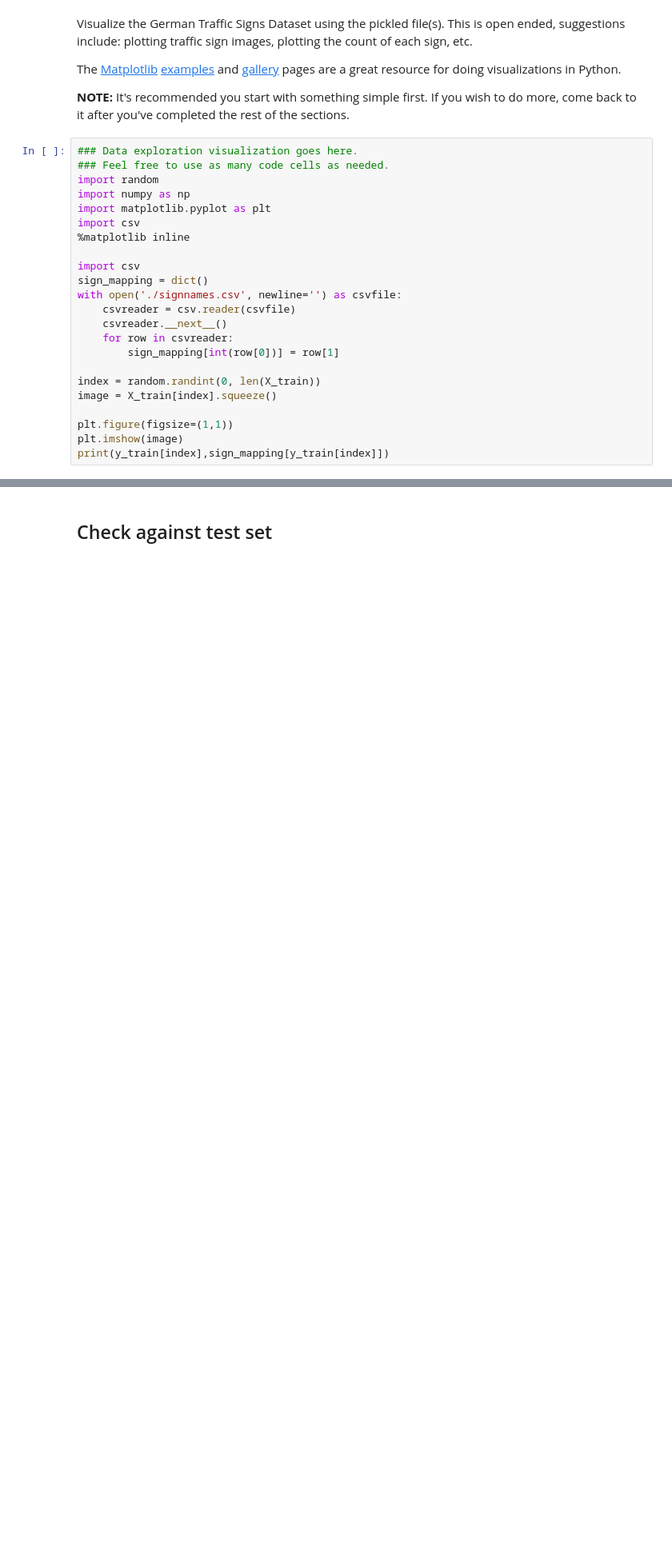
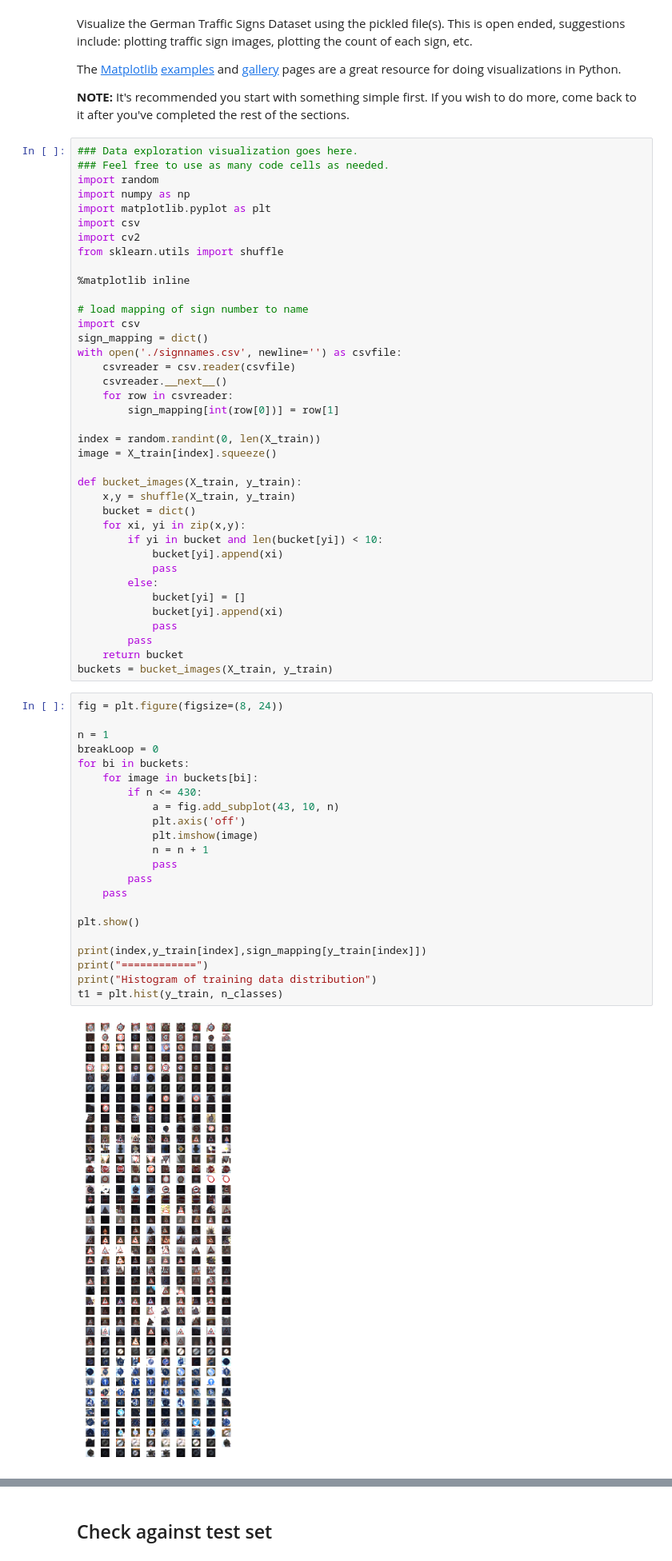
Before and after one commit to rafiquemt/CarND-Traffic-Sign-Classifier-Project, a Jupyter notebook: Traffic_Sign_Classifier.ipynb, the cells around one changed output, grey strips where cells are left out. Shown at 80% size. Cells and saved outputs as stored; diff of their text form; blank space fills up the shorter version.

```diff
--- a/Traffic_Sign_Classifier.ipynb
+++ b/Traffic_Sign_Classifier.ipynb
@@ -74,8 +79,12 @@ import random
 import numpy as np
 import matplotlib.pyplot as plt
 import csv
+import cv2
+from sklearn.utils import shuffle
+
 %matplotlib inline
 
+# load mapping of sign number to name
 import csv
 sign_mapping = dict()
 with open('./signnames.csv', newline='') as csvfile:
@@ -87,6 +96,41 @@ with open('./signnames.csv', newline='') as csvfile:
 index = random.randint(0, len(X_train))
 image = X_train[index].squeeze()
 
-plt.figure(figsize=(1,1))
-plt.imshow(image)
-print(y_train[index],sign_mapping[y_train[index]])
+def bucket_images(X_train, y_train):
+    x,y = shuffle(X_train, y_train)
+    bucket = dict()
+    for xi, yi in zip(x,y):
+        if yi in bucket and len(bucket[yi]) < 10:
+            bucket[yi].append(xi)
+            pass
+        else:
+            bucket[yi] = []
+            bucket[yi].append(xi)
+            pass
+        pass
+    return bucket
+buckets = bucket_images(X_train, y_train)
+# %%
+fig = plt.figure(figsize=(8, 24))
+
+n = 1
+breakLoop = 0
+for bi in buckets:
+    for image in buckets[bi]:
+        if n <= 430:
+            a = fig.add_subplot(43, 10, n)
+            plt.axis('off')
+            plt.imshow(image)
+            n = n + 1
+            pass
+        pass
+    pass
+
+plt.show()
+
+print(index,y_train[index],sign_mapping[y_train[index]])
+print("============")
+print("Histogram of training data distribution")
+t1 = plt.hist(y_train, n_classes)
+# %% [output]
+[figure, added]
```
Also changed, not shown: parts of 20 cells of this notebook, 2 other files.
